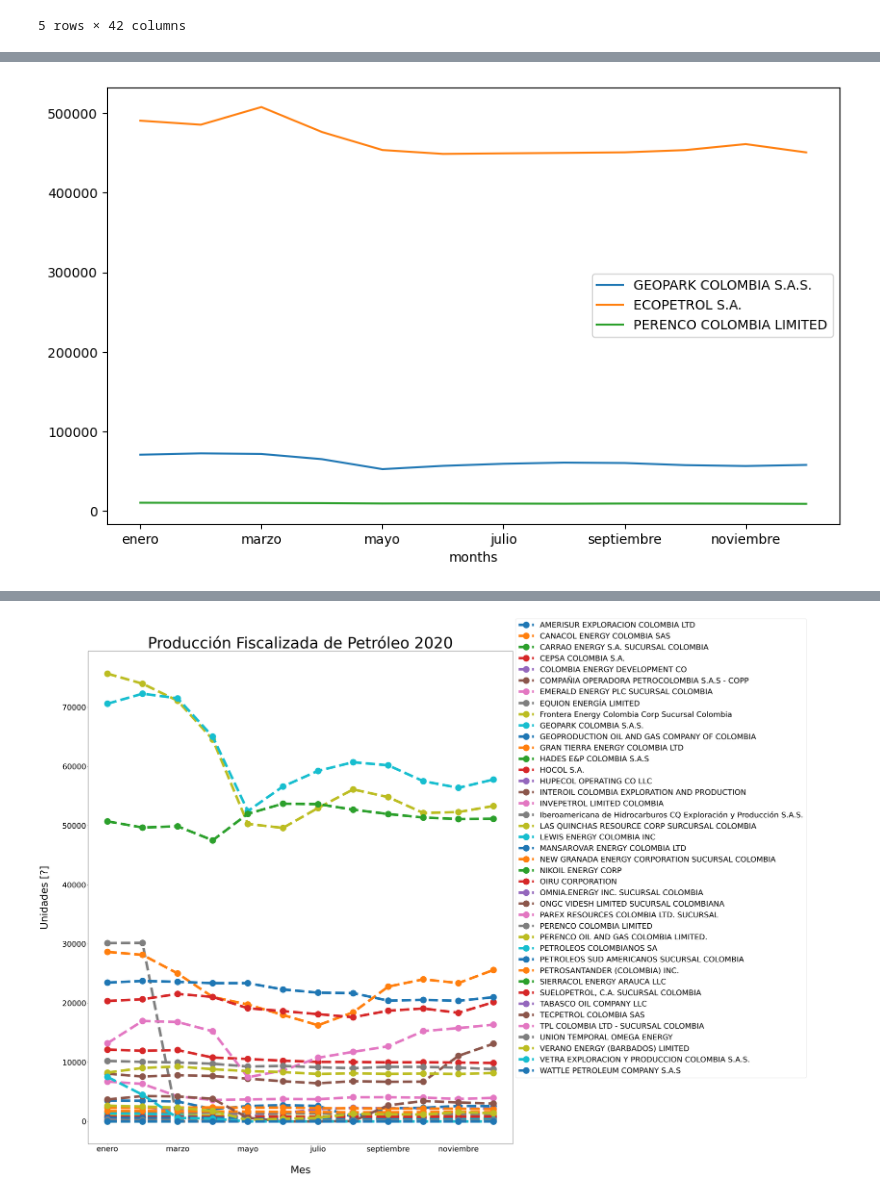
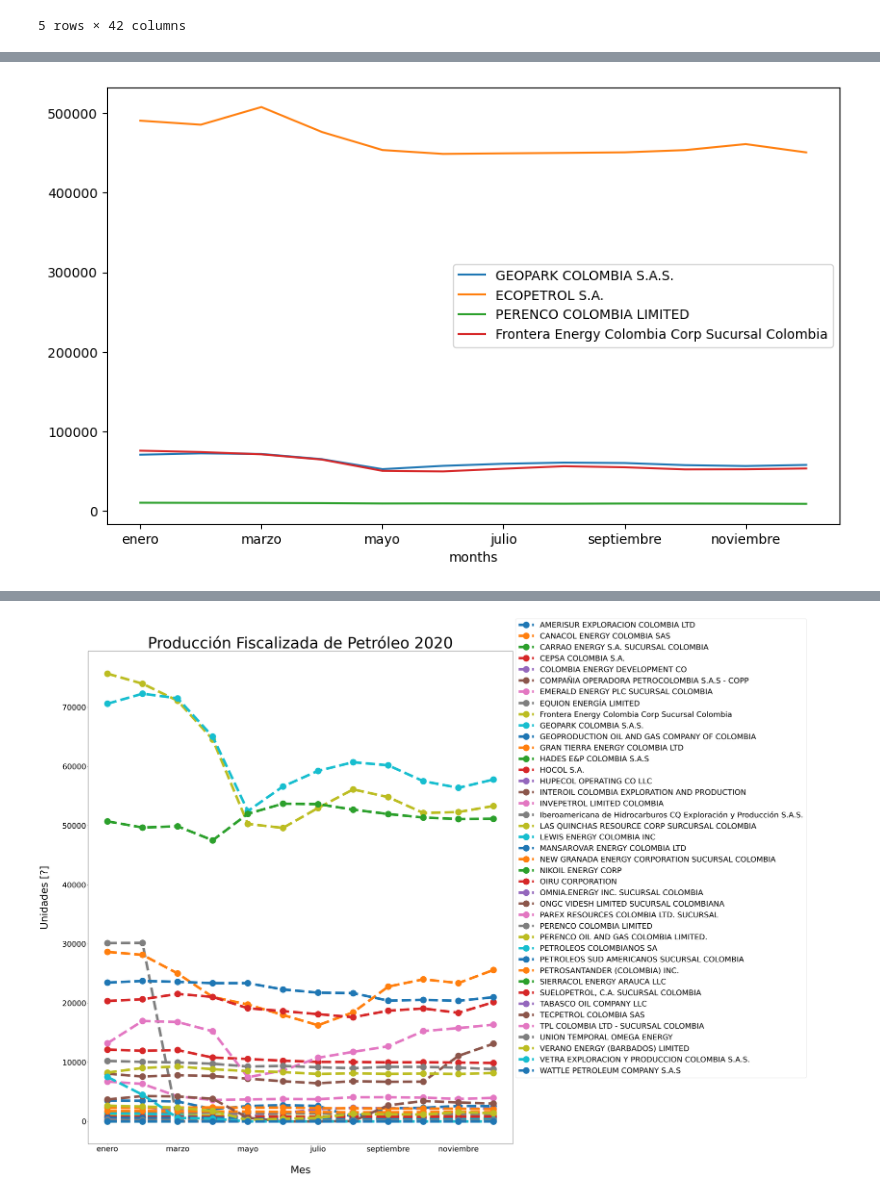
Before and after one commit to earthlab-education/02-geopark-pandas-dataframes-macacosta, a Jupyter notebook: notebooks/02-geopark-pandas-empty.ipynb, the cells around one changed output, grey strips where cells are left out. Cells and saved outputs as stored; diff of their text form; code cells hidden in the pictures.

```diff
--- a/notebooks/02-geopark-pandas-empty.ipynb
+++ b/notebooks/02-geopark-pandas-empty.ipynb
@@ -579,16 +579,18 @@ The names of the operadoras are: Index(['AMERISUR EXPLORACION COLOMBIA LTD', 'CA
 # %%
 # Plot columns (operadora) one-at-a-time
 fig, ax = plt.subplots(figsize=(10,6))
 oper_trans_df.plot(y='GEOPARK COLOMBIA S.A.S.',
                    ax=ax)
 oper_trans_df.plot(y='ECOPETROL S.A.',
                    ax=ax)
 oper_trans_df.plot(y='PERENCO COLOMBIA LIMITED',
                    ax=ax)
+oper_trans_df.plot(y='Frontera Energy Colombia Corp Sucursal Colombia',
+                   ax=ax)
 
 plt.show()
 # %% [output]
-[figure, old version]
+[figure, new version]
 # %%
 # Drop the outlier ECOPETROL S.A.
 oper_trans_df2 = oper_trans_df.drop(['ECOPETROL S.A.'], axis=1)
```
Also changed, not shown: parts of 2 cells of this notebook.
